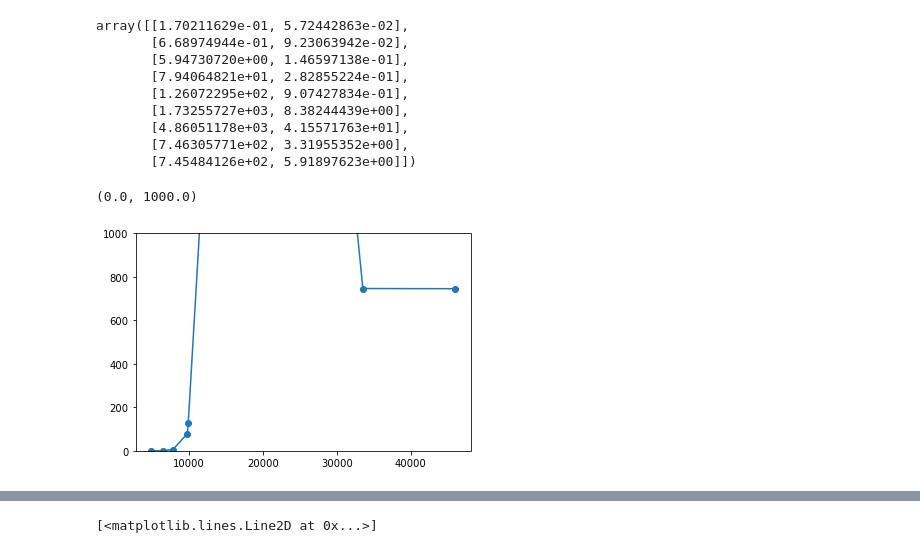
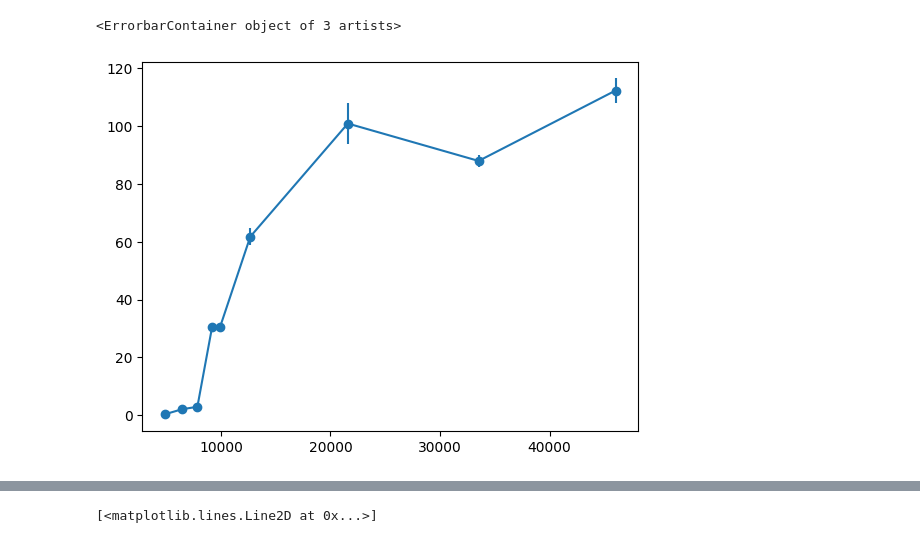
Before and after one commit to xbyrne/glq_mpia, a Jupyter notebook: sed_fitting/bagpipes/quasar_galaxy_fit.ipynb, the cells around one changed output, grey strips where cells are left out. Saved outputs shown, nothing was run; the diff lists cells and outputs as text; code cells hidden in the pictures.

```diff
--- a/sed_fitting/bagpipes/quasar_galaxy_fit.ipynb
+++ b/sed_fitting/bagpipes/quasar_galaxy_fit.ipynb
@@ -14,4 +14,4 @@ os.environ["OMP_NUM_THREADS"] = "1"
 # %%
-ids_78 = np.load('../../contrastive_learning/objs_of_interest.npz')['ids']
-ids_78[:5]
+sylt_ids = np.load('../../contrastive_learning/sylt_ids.npz')['ids']
+sylt_ids
 # %% [output]
@@ -19,9 +21,9 @@ array([902690024, 903699384, 910579800, 928129915, 928345256])
 # %%
 band_names = ['g','r','i','z','Y','J','K','W1','W2']
-eff_wavs = [4862.24, 6460.63, 7850.77, 9799.28, 9906.83, 12681.01, 21588.53, 33526, 46028]
+eff_wavs = [4862.24, 6460.63, 7850.77, 9199.28, 9906.83, 12681.01, 21588.53, 33526, 46028]
 
-filters_pyphot=[]
-for name in [
+filters_pyphot={} # For deducing photometry from spectra
+for band_name, file_name in zip(band_names, [
     "CTIO_DECam.g",
     "CTIO_DECam.r",
     "CTIO_DECam.i",
@@ -31,20 +33,20 @@ for name in [
     "Paranal_VISTA.Ks",
     "WISE_WISE.W1",
     "WISE_WISE.W2"
-]:
-    file = np.loadtxt(f'../filters/{name}.dat')
+]):
+    file = np.loadtxt(f'../filters/{file_name}.dat')
 
-#     wave = file[:,0]*unit['AA']
-#     transmit = file[:,1]
-#     filters_pyphot.append(
-#         Filter(wave, transmit, name=name, dtype='photon', unit='Angstrom')
-#     )
+    wave = file[:,0]*unit['AA']
+    transmit = file[:,1]
+    filters_pyphot[band_name] = Filter(
+        wave, transmit, name=band_name, dtype='photon', unit='Angstrom'
+    )
+
+filters_list = np.loadtxt('./filters_list_grizYJKW12.txt', dtype="str") # For bagpipes
 
 df = pd.read_csv('../../selecting_data/objs_7102.csv',
-                 index_col=0)
+                 index_col=0).loc[sylt_ids]
 mag_df = df[[f'{band}_mag' for band in band_names]]
 magerr_df = df[[f'{band}_magerr' for band in band_names]]
 flux_df = df[[f'{band}_flux' for band in band_names]]
 fluxerr_df = df[[f'{band}_fluxerr' for band in band_names]]
-
-filters_list = np.loadtxt('./filters_list_grizYJKW12.txt', dtype="str")
@@ -57,29 +76,18 @@ def load_grizYJKW12(ID):
     photometry = np.vstack((flux_df.loc[ID],
                             fluxerr_df.loc[ID])).T
     return photometry
-# %%
-eg_phot
-# %% [output]
-array([[1.70211629e-01, 5.72442863e-02],
-       [6.68974944e-01, 9.23063942e-02],
-       [5.94730720e+00, 1.46597138e-01],
-       [7.94064821e+01, 2.82855224e-01],
-       [1.26072295e+02, 9.07427834e-01],
-       [1.73255727e+03, 8.38244439e+00],
-       [4.86051178e+03, 4.15571763e+01],
-       [7.46305771e+02, 3.31955352e+00],
-       [7.45484126e+02, 5.91897623e+00]])
 # %%
-eg_phot = load_grizYJKW12(ids_78[0])
+eg_phot = load_grizYJKW12(sylt_ids[1])
 plt.errorbar(
     eff_wavs,
     eg_phot[:,0],
     yerr=eg_phot[:,1],
     marker='o'
 )
-plt.ylim([0,1000])
+# plt.xscale('log')
+# plt.ylim([0,1000])
 # %% [output]
-(0.0, 1000.0)
+<ErrorbarContainer object of 3 artists>
-[figure, old version]
+[figure, new version]
 # %%
 def package_model_components(t0,t1,mass,metallicity,dust_av,zgal):
```
Also changed, not shown: parts of 4 cells of this notebook.
